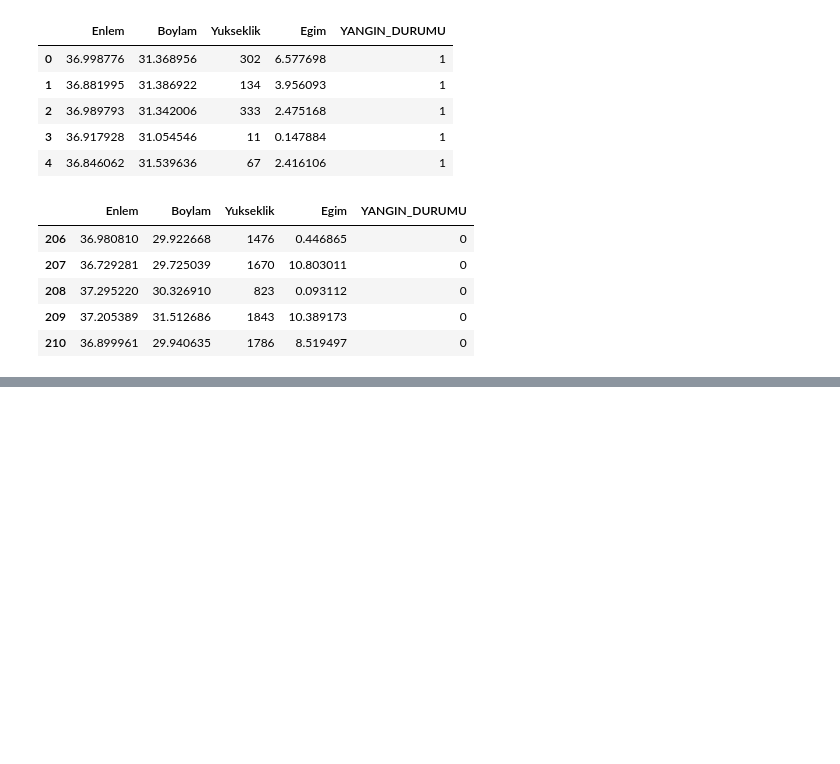
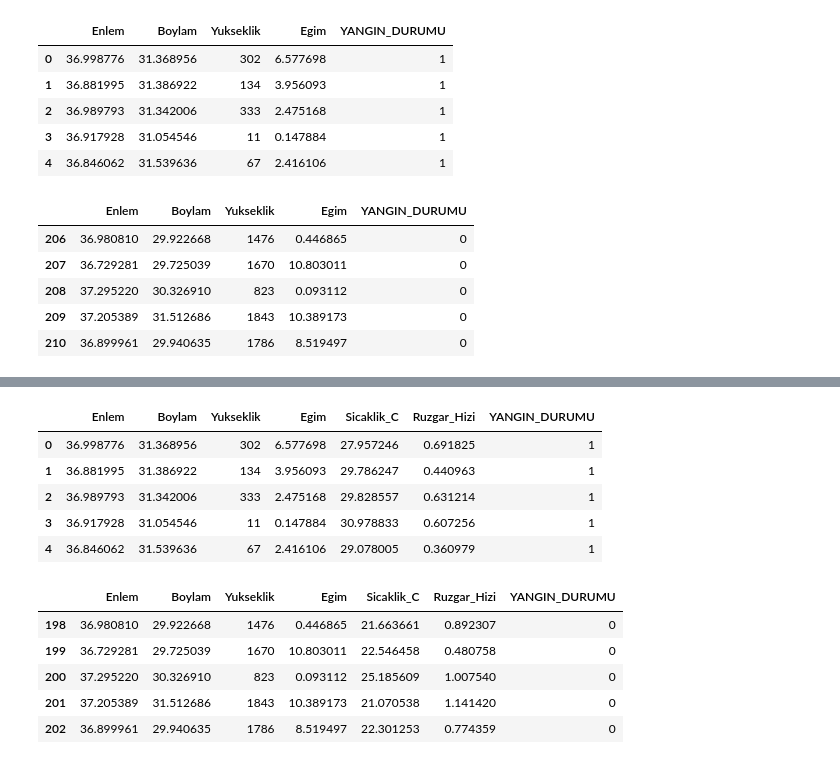
Before and after one commit to omerlutfiduran/senior-design-project, a Jupyter notebook: Senior_Desing_Project_Data_Extraction.ipynb, the cells around one changed output, grey strips where cells are left out. Cells and saved outputs as stored; diff of their text form; code cells hidden in the pictures; blank space fills up the shorter version.

Commit message:
Koordinatlara ERA5 uydusundan Rüzgar Hızı vektörelden skalere çevrilerek (m/s) eklendi.

```diff
--- a/Senior_Desing_Project_Data_Extraction.ipynb
+++ b/Senior_Desing_Project_Data_Extraction.ipynb
@@ -244,0 +313,67 @@ display(df_topo.tail())
+# %%
+import pandas as pd
+import ee
+
+#ÖNCEKİ BAŞARILI ADIMLAR (Yükseklik, Eğim ve Sıcaklık)
+elevation_image = ee.Image('USGS/SRTMGL1_003').select('elevation').rename('Yukseklik')
+slope_image = ee.Terrain.slope(elevation_image).rename('Egim')
+
+era5 = ee.ImageCollection("ECMWF/ERA5_LAND/DAILY_AGGR") \
+         .filterDate('2021-07-01', '2021-08-31') \
+         .mean()
+temp_c_image = era5.select('temperature_2m').subtract(273.15).rename('Sicaklik_C')
+
+# 2. YENİ ADIM: RÜZGAR HIZI (u ve v vektörlerinden skaler hız hesabı)
+u_wind = era5.select('u_component_of_wind_10m')
+v_wind = era5.select('v_component_of_wind_10m')
+wind_speed_image = u_wind.pow(2).add(v_wind.pow(2)).sqrt().rename('Ruzgar_Hizi')
+
+# 3. Tüm Verileri Tek Haritada Birleştirme (Yükseklik + Eğim + Sıcaklık + Rüzgar Hızı)
+combined_image = ee.Image.cat([elevation_image, slope_image, temp_c_image, wind_speed_image])
+
+# 4. Koordinatlara Verileri Zımbalama
+points_with_data = combined_image.sampleRegions(
+    collection=combined_points,
+    scale=1000,
+    geometries=True
+)
+
+# 5. Python Tablosuna Çevirme İşlemi
+def extract_all_features(feature):
+    coords = feature.geometry().coordinates()
+    return ee.Feature(None, {
+        'Boylam': coords.get(0),
+        'Enlem': coords.get(1),
+        'Yukseklik': feature.get('Yukseklik'),
+        'Egim': feature.get('Egim'),
+        'Sicaklik_C': feature.get('Sicaklik_C'),
+        'Ruzgar_Hizi': feature.get('Ruzgar_Hizi'), # Yeni eklenen Rüzgar sütunu
+        'YANGIN_DURUMU': feature.get('YANGIN_DURUMU')
+    })
+
+final_dataset_step6 = points_with_data.map(extract_all_features)
+
+# 6. Veriyi Çekip Pandas Tablosu Yapma (Sütun listesini 7'ye çıkardık)
+columns_to_fetch = ['Enlem', 'Boylam', 'Yukseklik', 'Egim', 'Sicaklik_C', 'Ruzgar_Hizi', 'YANGIN_DURUMU']
+
+data_list_step6 = final_dataset_step6.reduceColumns(
+    ee.Reducer.toList(len(columns_to_fetch)), columns_to_fetch
+).get('list').getInfo()
+
+# Eksik verileri temizle
+df_wind = pd.DataFrame(data_list_step6, columns=columns_to_fetch).dropna()
+display(df_wind.head())
+display(df_wind.tail())
+# %% [output]
+|  | Enlem | Boylam | Yukseklik | Egim | Sicaklik_C | Ruzgar_Hizi | YANGIN_DURUMU |
+| 0 | 36.998776 | 31.368956 | 302 | 6.577698 | 27.957246 | 0.691825 | 1 |
+| 1 | 36.881995 | 31.386922 | 134 | 3.956093 | 29.786247 | 0.440963 | 1 |
+| 2 | 36.989793 | 31.342006 | 333 | 2.475168 | 29.828557 | 0.631214 | 1 |
+| 3 | 36.917928 | 31.054546 | 11 | 0.147884 | 30.978833 | 0.607256 | 1 |
+| 4 | 36.846062 | 31.539636 | 67 | 2.416106 | 29.078005 | 0.360979 | 1 |
+|  | Enlem | Boylam | Yukseklik | Egim | Sicaklik_C | Ruzgar_Hizi | YANGIN_DURUMU |
+| 198 | 36.980810 | 29.922668 | 1476 | 0.446865 | 21.663661 | 0.892307 | 0 |
+| 199 | 36.729281 | 29.725039 | 1670 | 10.803011 | 22.546458 | 0.480758 | 0 |
+| 200 | 37.295220 | 30.326910 | 823 | 0.093112 | 25.185609 | 1.007540 | 0 |
+| 201 | 37.205389 | 31.512686 | 1843 | 10.389173 | 21.070538 | 1.141420 | 0 |
+| 202 | 36.899961 | 29.940635 | 1786 | 8.519497 | 22.301253 | 0.774359 | 0 |
```
Also changed, not shown: parts of 2 cells of this notebook.
